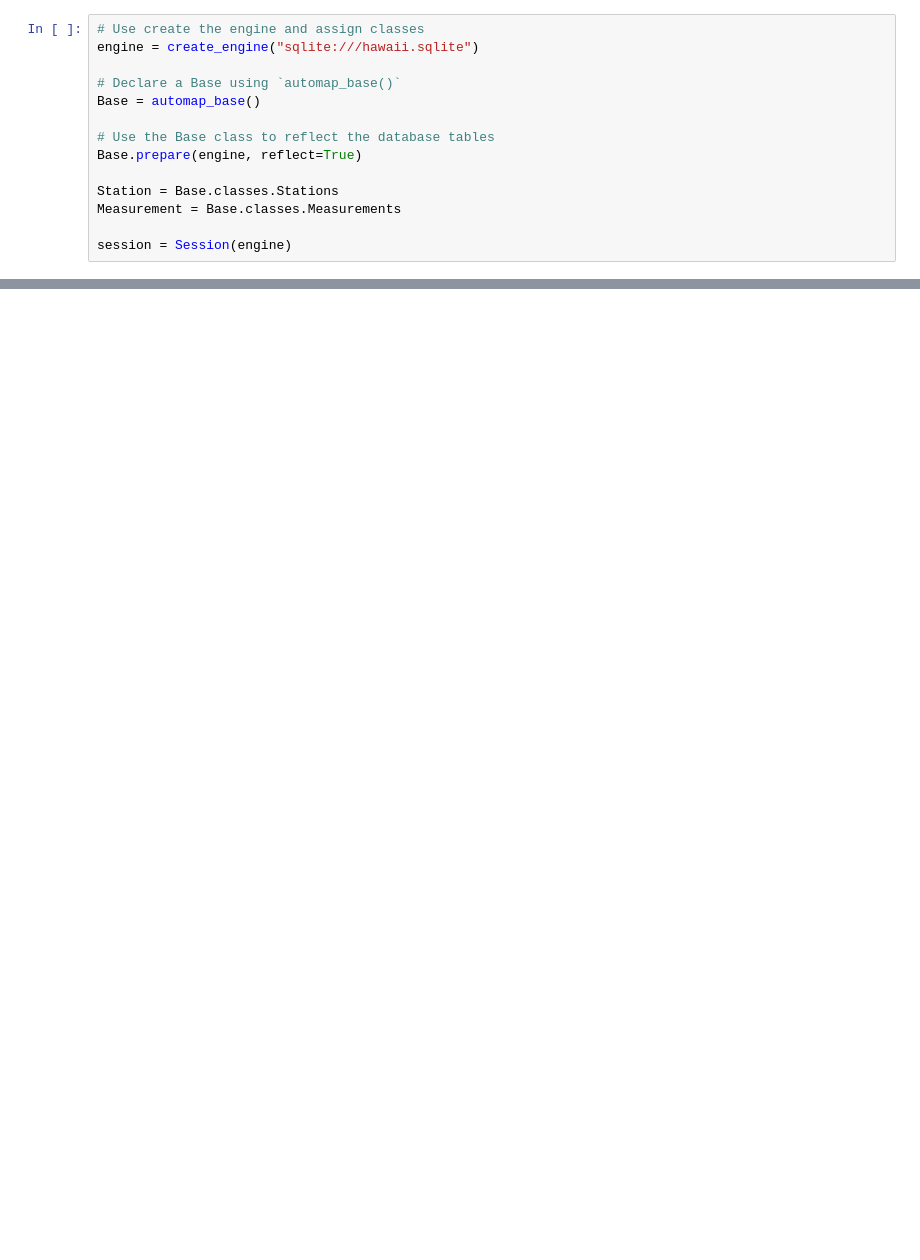
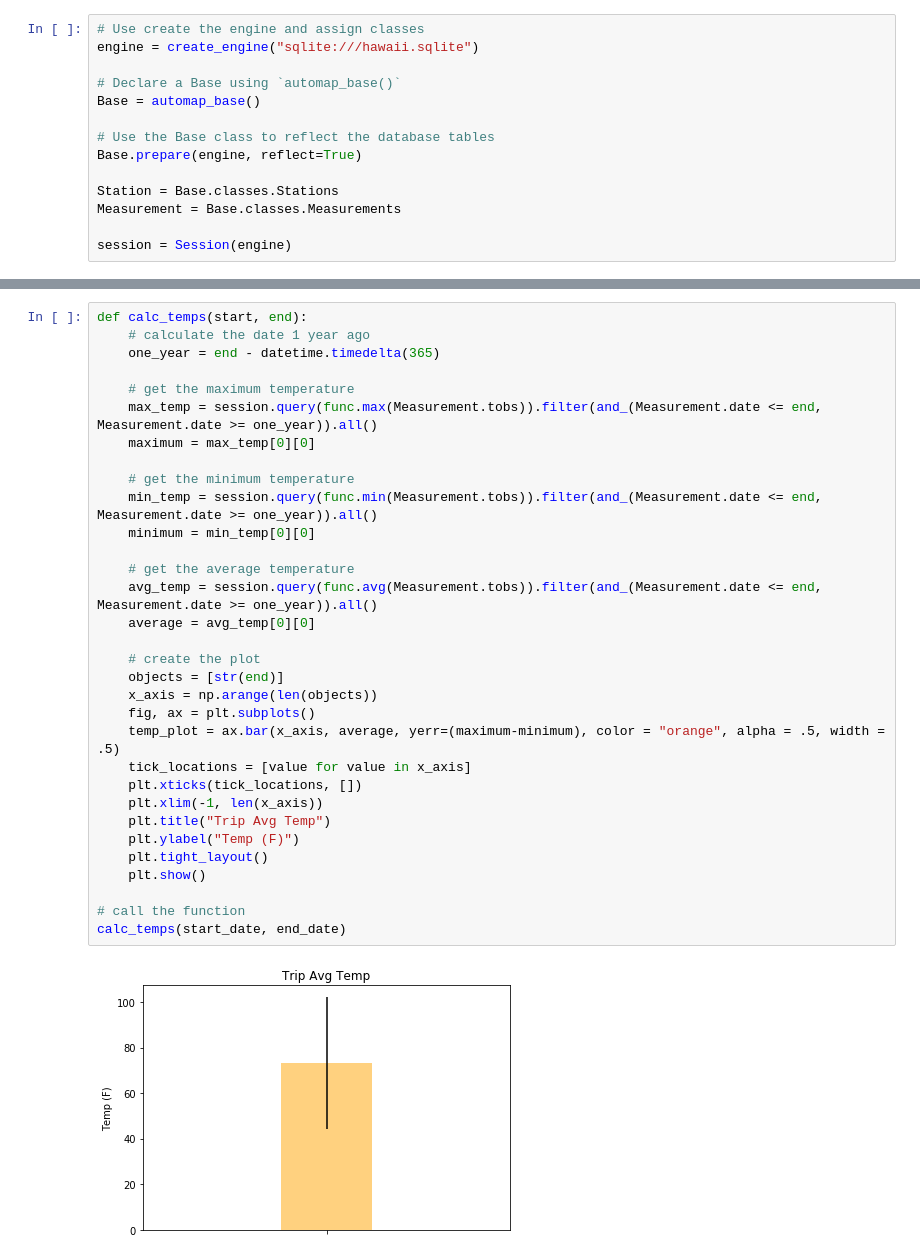
Before and after one commit to mikeycan/Surfs_Up, a Jupyter notebook: climate_analysis.ipynb, the cells around one changed output, grey strips where cells are left out. Cells and saved outputs as stored; diff of their text form; blank space fills up the shorter version.

```diff
--- a/climate_analysis.ipynb
+++ b/climate_analysis.ipynb
@@ -30,0 +96,34 @@ session = Session(engine)
+# %%
+def calc_temps(start, end):
+    # calculate the date 1 year ago
+    one_year = end - datetime.timedelta(365)
+
+    # get the maximum temperature
+    max_temp = session.query(func.max(Measurement.tobs)).filter(and_(Measurement.date <= end, Measurement.date >= one_year)).all()
+    maximum = max_temp[0][0]
+
+    # get the minimum temperature
+    min_temp = session.query(func.min(Measurement.tobs)).filter(and_(Measurement.date <= end, Measurement.date >= one_year)).all()
+    minimum = min_temp[0][0]
+
+    # get the average temperature
+    avg_temp = session.query(func.avg(Measurement.tobs)).filter(and_(Measurement.date <= end, Measurement.date >= one_year)).all()
+    average = avg_temp[0][0]
+
+    # create the plot
+    objects = [str(end)]
+    x_axis = np.arange(len(objects))
+    fig, ax = plt.subplots()
+    temp_plot = ax.bar(x_axis, average, yerr=(maximum-minimum), color = "orange", alpha = .5, width = .5)
+    tick_locations = [value for value in x_axis]
+    plt.xticks(tick_locations, [])
+    plt.xlim(-1, len(x_axis))
+    plt.title("Trip Avg Temp")
+    plt.ylabel("Temp (F)")
+    plt.tight_layout()
+    plt.show()
+
+# call the function
+calc_temps(start_date, end_date)
+# %% [output]
+[figure, added]
```
Also changed, not shown: parts of 7 cells of this notebook, 2 other files.
